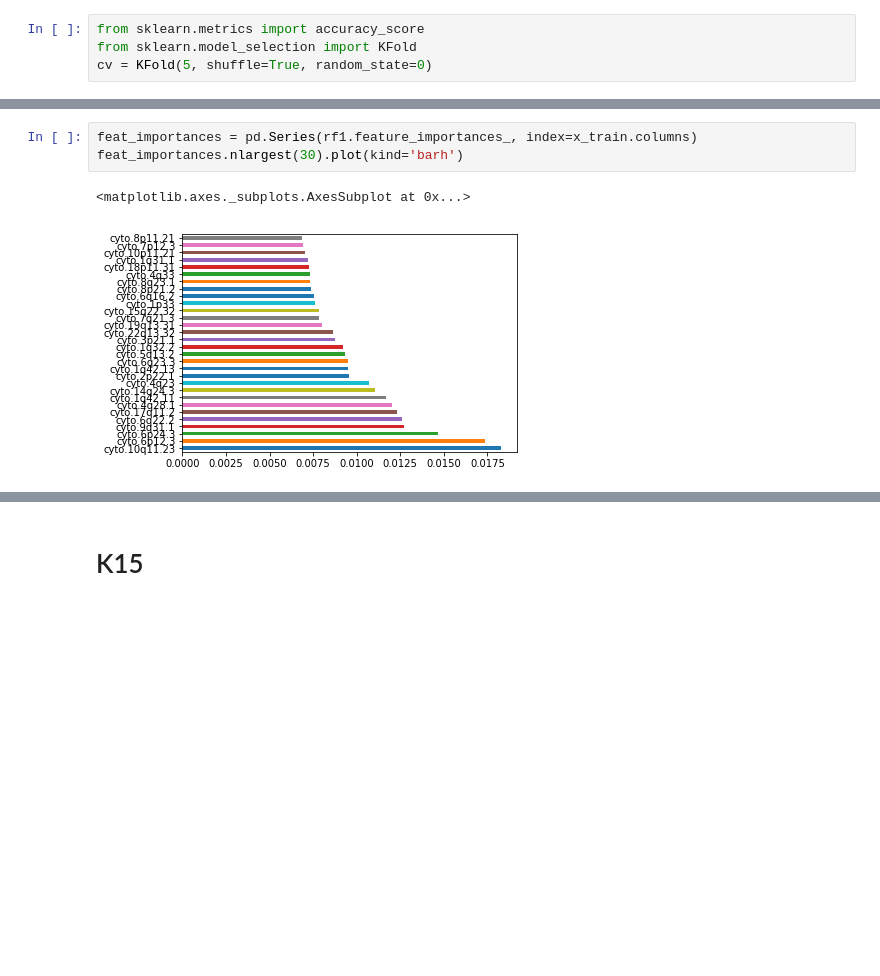
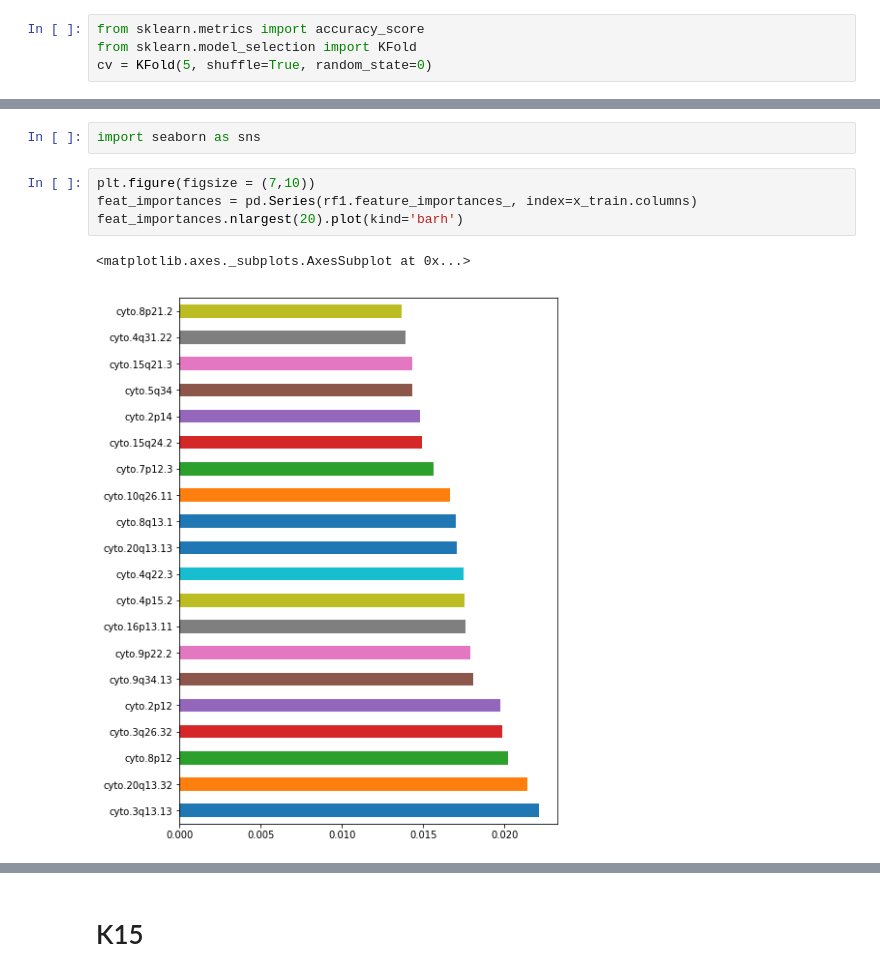
Before and after one commit to miniii222/CNV, a Jupyter notebook: model1.ipynb, the cells around one changed output, grey strips where cells are left out. Saved outputs shown, nothing was run; the diff lists cells and outputs as text; blank space fills up the shorter version.

```diff
--- a/model1.ipynb
+++ b/model1.ipynb
@@ -123,9 +104,12 @@ train accurcacy = 0.9577464788732394, cv accurcacy = 0.17647058823529413
+# %%
+import seaborn as sns
 # %%
+plt.figure(figsize = (7,10))
 feat_importances = pd.Series(rf1.feature_importances_, index=x_train.columns)
-feat_importances.nlargest(30).plot(kind='barh')
+feat_importances.nlargest(20).plot(kind='barh')
 # %% [output]
 <matplotlib.axes._subplots.AxesSubplot at 0x...>
-[figure, old version]
+[figure, new version]
 # %%
 feat_importances.sort_values(ascending=False)
 # %% [output]
```
Also changed, not shown: parts of 24 cells of this notebook, 1 other file.
